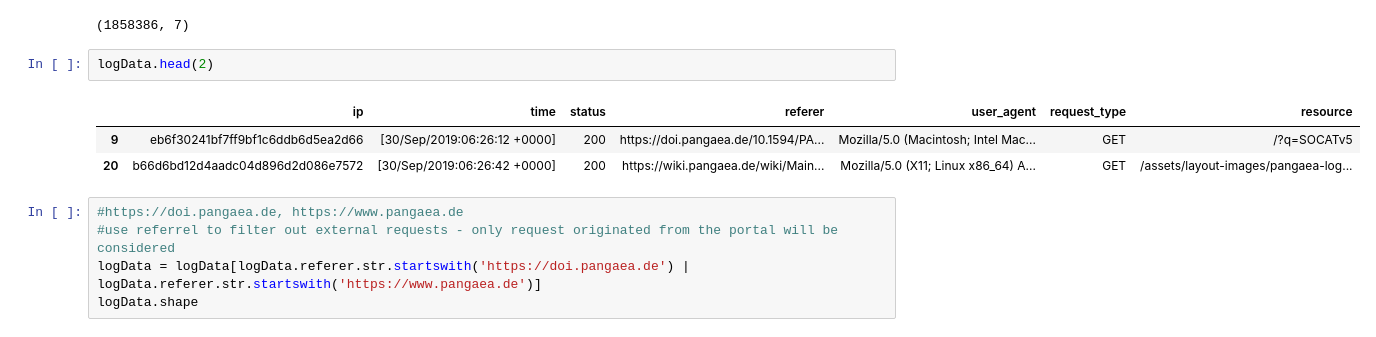
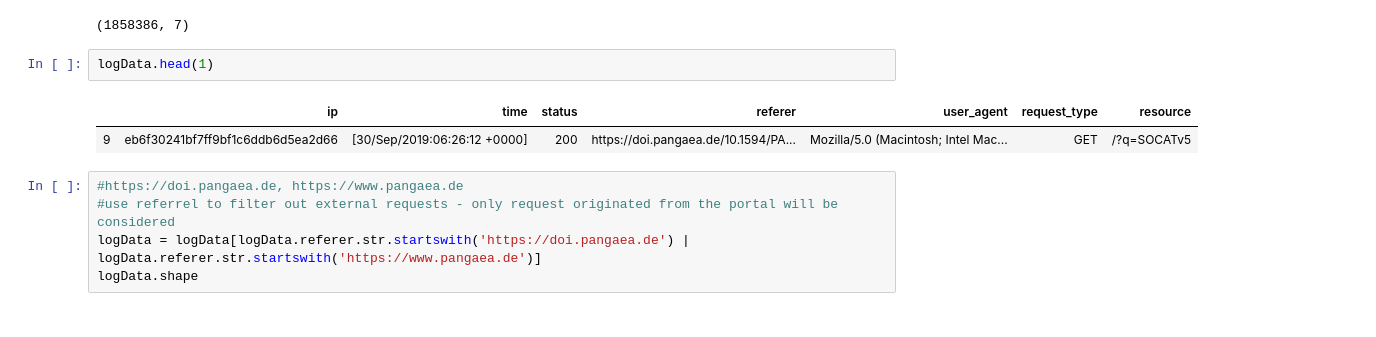
Before and after one commit to pangaea-data-publisher/pan_usagemmine, a Jupyter notebook: Top50KeyWords_Updated.ipynb, the cells around one changed output. Saved outputs shown, nothing was run; the diff lists cells and outputs as text.

```diff
--- a/Top50KeyWords_Updated.ipynb
+++ b/Top50KeyWords_Updated.ipynb
@@ -68,11 +67,10 @@ logData.shape
 # %% [output]
 (1858386, 7)
 # %%
-logData.head(2)
+logData.head(1)
 # %% [output]
 |  | ip | time | status | referer | user_agent | request_type | resource |
 | 9 | eb6f30241bf7ff9bf1c6ddb6d5ea2d66 | [30/Sep/2019:06:26:12 +0000] | 200 | https://doi.pangaea.de/10.1594/PA... | Mozilla/5.0 (Macintosh; Intel Mac... | GET | /?q=SOCATv5 |
-| 20 | b66d6bd12d4aadc04d896d2d086e7572 | [30/Sep/2019:06:26:42 +0000] | 200 | https://wiki.pangaea.de/wiki/Main... | Mozilla/5.0 (X11; Linux x86_64) A... | GET | /assets/layout-images/pangaea-log... |
 # %%
 #https://doi.pangaea.de, https://www.pangaea.de
 #use referrel to filter out external requests - only request originated from the portal will be considered
```
Also changed, not shown: parts of 17 cells of this notebook, 10 other files.
